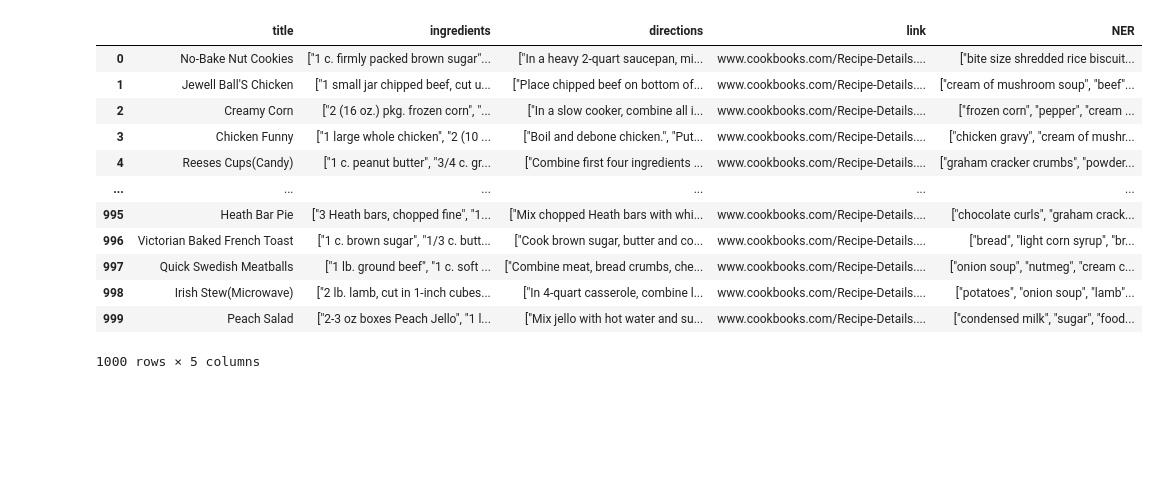
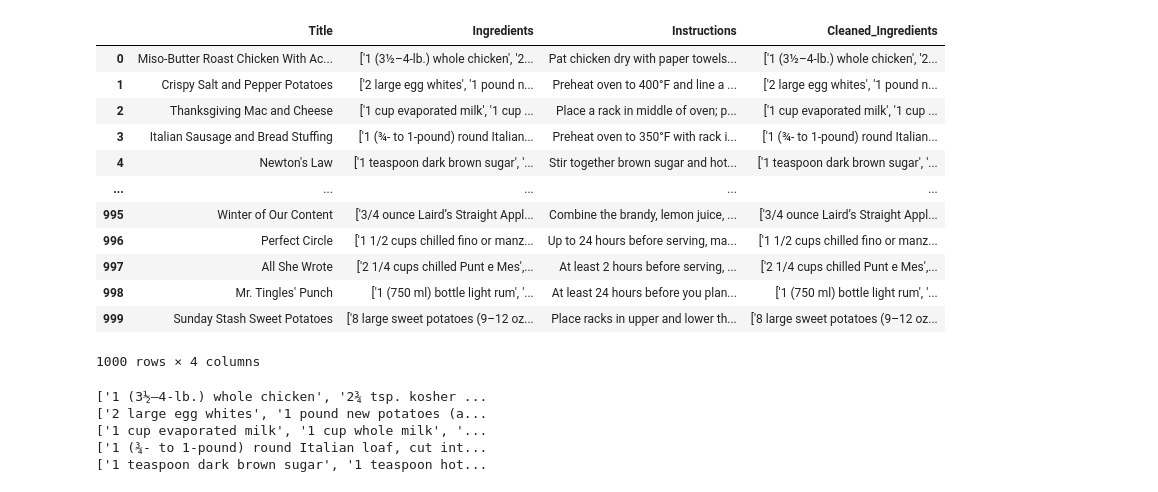
Before and after one commit to Ingredify/ML-Ingredify, a Jupyter notebook: main.ipynb, the cells around one changed output. Saved outputs shown, nothing was run; the diff lists cells and outputs as text; code cells hidden in the pictures; blank space fills up the shorter version.

```diff
--- a/main.ipynb
+++ b/main.ipynb
@@ -12,8 +14,5 @@ from collections import Counter
 # %%
-# recipe_df = pd.read_csv("recipes_data.csv", nrows=1000)
-# recipe_df.to_csv("recipes_1000.csv", index=False)
-
-recipe_df = pd.read_csv("recipes_1000.csv")
+recipe_df = pd.read_csv("Food.csv", nrows=1000)
 # %%
 recipe_df
 # %% [output]
@@ -33,18 +32,26 @@ recipe_df
 # %%
-recipe_df = recipe_df.drop(columns=["source", "site"])
+recipe_df = recipe_df.drop(columns=["Unnamed: 0", "Image_Name"])
 recipe_df
 # %% [output]
-|  | title | ingredients | directions | link | NER |
-| 0 | No-Bake Nut Cookies | ["1 c. firmly packed brown sugar"... | ["In a heavy 2-quart saucepan, mi... | www.cookbooks.com/Recipe-Details.... | ["bite size shredded rice biscuit... |
-| 1 | Jewell Ball'S Chicken | ["1 small jar chipped beef, cut u... | ["Place chipped beef on bottom of... | www.cookbooks.com/Recipe-Details.... | ["cream of mushroom soup", "beef"... |
-| 2 | Creamy Corn | ["2 (16 oz.) pkg. frozen corn", "... | ["In a slow cooker, combine all i... | www.cookbooks.com/Recipe-Details.... | ["frozen corn", "pepper", "cream ... |
-| 3 | Chicken Funny | ["1 large whole chicken", "2 (10 ... | ["Boil and debone chicken.", "Put... | www.cookbooks.com/Recipe-Details.... | ["chicken gravy", "cream of mushr... |
-| 4 | Reeses Cups(Candy) | ["1 c. peanut butter", "3/4 c. gr... | ["Combine first four ingredients ... | www.cookbooks.com/Recipe-Details.... | ["graham cracker crumbs", "powder... |
-| ... | ... | ... | ... | ... | ... |
-| 995 | Heath Bar Pie | ["3 Heath bars, chopped fine", "1... | ["Mix chopped Heath bars with whi... | www.cookbooks.com/Recipe-Details.... | ["chocolate curls", "graham crack... |
-| 996 | Victorian Baked French Toast | ["1 c. brown sugar", "1/3 c. butt... | ["Cook brown sugar, butter and co... | www.cookbooks.com/Recipe-Details.... | ["bread", "light corn syrup", "br... |
-| 997 | Quick Swedish Meatballs | ["1 lb. ground beef", "1 c. soft ... | ["Combine meat, bread crumbs, che... | www.cookbooks.com/Recipe-Details.... | ["onion soup", "nutmeg", "cream c... |
-| 998 | Irish Stew(Microwave) | ["2 lb. lamb, cut in 1-inch cubes... | ["In 4-quart casserole, combine l... | www.cookbooks.com/Recipe-Details.... | ["potatoes", "onion soup", "lamb"... |
-| 999 | Peach Salad | ["2-3 oz boxes Peach Jello", "1 l... | ["Mix jello with hot water and su... | www.cookbooks.com/Recipe-Details.... | ["condensed milk", "sugar", "food... |
+|  | Title | Ingredients | Instructions | Cleaned_Ingredients |
+| 0 | Miso-Butter Roast Chicken With Ac... | ['1 (3½–4-lb.) whole chicken', '2... | Pat chicken dry with paper towels... | ['1 (3½–4-lb.) whole chicken', '2... |
+| 1 | Crispy Salt and Pepper Potatoes | ['2 large egg whites', '1 pound n... | Preheat oven to 400°F and line a ... | ['2 large egg whites', '1 pound n... |
+| 2 | Thanksgiving Mac and Cheese | ['1 cup evaporated milk', '1 cup ... | Place a rack in middle of oven; p... | ['1 cup evaporated milk', '1 cup ... |
+| 3 | Italian Sausage and Bread Stuffing | ['1 (¾- to 1-pound) round Italian... | Preheat oven to 350°F with rack i... | ['1 (¾- to 1-pound) round Italian... |
+| 4 | Newton's Law | ['1 teaspoon dark brown sugar', '... | Stir together brown sugar and hot... | ['1 teaspoon dark brown sugar', '... |
+| ... | ... | ... | ... | ... |
+| 995 | Winter of Our Content | ['3/4 ounce Laird’s Straight Appl... | Combine the brandy, lemon juice, ... | ['3/4 ounce Laird’s Straight Appl... |
+| 996 | Perfect Circle | ['1 1/2 cups chilled fino or manz... | Up to 24 hours before serving, ma... | ['1 1/2 cups chilled fino or manz... |
+| 997 | All She Wrote | ['2 1/4 cups chilled Punt e Mes',... | At least 2 hours before serving, ... | ['2 1/4 cups chilled Punt e Mes',... |
+| 998 | Mr. Tingles' Punch | ['1 (750 ml) bottle light rum', '... | At least 24 hours before you plan... | ['1 (750 ml) bottle light rum', '... |
+| 999 | Sunday Stash Sweet Potatoes | ['8 large sweet potatoes (9–12 oz... | Place racks in upper and lower th... | ['8 large sweet potatoes (9–12 oz... |
-1000 rows × 5 columns
+1000 rows × 4 columns
+# %%
+print(recipe_df['Cleaned_Ingredients'].head(5).to_string(index=False))
+# %% [output]
+['1 (3½–4-lb.) whole chicken', '2¾ tsp. kosher ...
+['2 large egg whites', '1 pound new potatoes (a...
+['1 cup evaporated milk', '1 cup whole milk', '...
+['1 (¾- to 1-pound) round Italian loaf, cut int...
+['1 teaspoon dark brown sugar', '1 teaspoon hot...
 # %%
```
Also changed, not shown: parts of 9 cells of this notebook, 3 other files.
